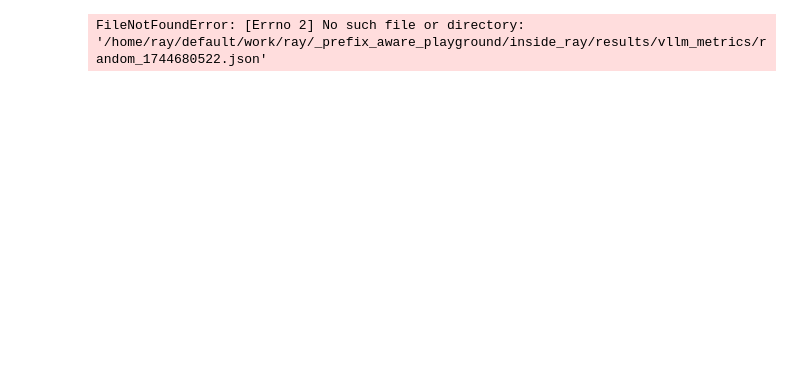
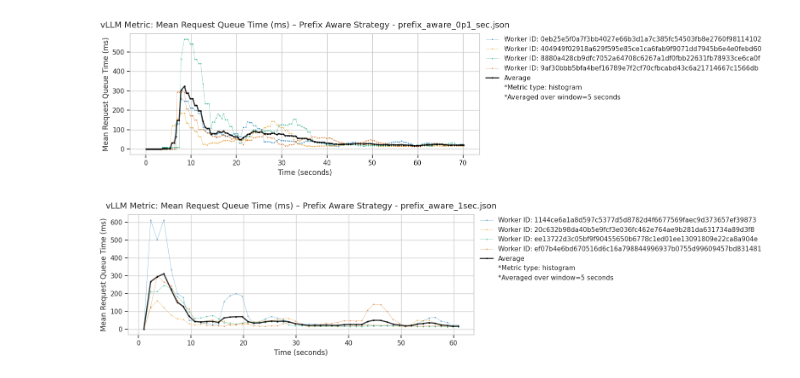
Before and after one commit to jujipotle/ray, a Jupyter notebook: _prefix_aware_playground/shared/visualize_results.ipynb, the cells around one changed output. Saved outputs shown, nothing was run; the diff lists cells and outputs as text; code cells hidden in the pictures; blank space fills up the shorter version.

```diff
--- a/_prefix_aware_playground/shared/visualize_results.ipynb
+++ b/_prefix_aware_playground/shared/visualize_results.ipynb
@@ -972,3 +975,42 @@ def plot_vllm_metric_timeseries(
     plt.tight_layout()
     plt.subplots_adjust(right=0.75)
     plt.show()
+# %%
+def plot_all_vllm_metrics_timeseries(directory, title, metric):
+    # Get all JSON files in the directory
+    json_files = glob.glob(os.path.join(directory, "*.json"))
+
+    # Create a dictionary to group files by strategy
+    strategy_files = {}
+    for file_path in json_files:
+        filename = os.path.basename(file_path)
+        strategy_prefix = filename.split('_')[0]  # Get the part before the first underscore
+
+        if strategy_prefix not in strategy_files:
+            strategy_files[strategy_prefix] = []
+
+        strategy_files[strategy_prefix].append(file_path)
+
+    # Sort each group of files
+    for strategy in strategy_files:
+        strategy_files[strategy] = sorted(strategy_files[strategy])
+
+    # Process files in order of STRATEGY_PREFIXES, then by filename
+    for strategy_prefix in STRATEGY_PREFIXES.keys():
+        if strategy_prefix in strategy_files:
+            for file_path in strategy_files[strategy_prefix]:
+                if file_path.strip():  # Skip empty file paths
+                    # Get the full strategy name or use the prefix if not found
+                    strategy_name = STRATEGY_PREFIXES.get(strategy_prefix, strategy_prefix.capitalize())
+                    # For each file, plot the specified metrics
+                    file_name = os.path.basename(file_path)
+                    plot_title = f"{strategy_name} Strategy - {file_name}"
+                    plot_title += f" - {title}" if title else ""
+                    try:
+                        is_histogram = VLLM_METRIC_TYPES.get(metric, "unknown") == "histogram"
+                        if is_histogram:
+                            plot_vllm_metric_timeseries(file_path, metric, is_average=True, window_sec=5, title=plot_title)
+                        else:
+                            plot_vllm_metric_timeseries(file_path, metric, title=plot_title)
+                    except Exception as e:
+                        print(f"Error plotting {metric} for {file_path}: {e}")
@@ -989,4 +1154,6 @@ for metric in AVAILABLE_SERVE_METRICS:
 # %%
-plot_vllm_metric_timeseries("/home/ray/default/work/ray/_prefix_aware_playground/inside_ray/results/vllm_metrics/random_1744680522.json", "ray_vllm:num_requests_running")
+for metric in ALL_AVAILABLE_VLLM_METRICS:
+    plot_all_vllm_metrics_timeseries("/home/ray/default/work/ray/_prefix_aware_playground/inside_ray/results/vllm_metrics", None, metric)
 # %% [output]
-FileNotFoundError: [Errno 2] No such file or directory: '/home/ray/default/work/ray/_prefix_aware_playground/inside_ray/results/vllm_metrics/random_1744680522.json'
+[figure, added]
+[figure, added]
```
Also changed, not shown: parts of 13 cells of this notebook, 23 other files.
